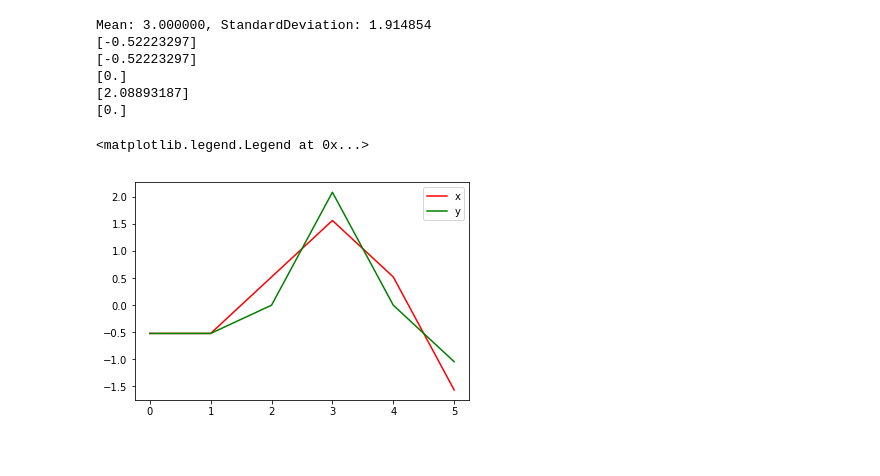
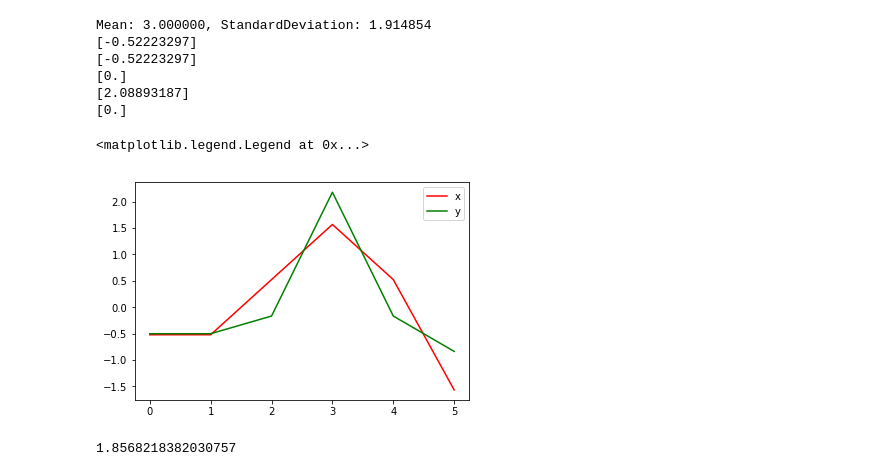
Before and after one commit to fagan2888/dtw_jihye, a Jupyter notebook: source/time_series_normalize_or_standardize.ipynb, the cells around one changed output. Drawn from its saved outputs; the diff is of its cells as text; code cells hidden in the pictures.

```diff
--- a/source/time_series_normalize_or_standardize.ipynb
+++ b/source/time_series_normalize_or_standardize.ipynb
@@ -74,15 +120,23 @@ Mean: 3.000000, StandardDeviation: 1.914854
 [0.]
 # %%
 x = np.array([1, 1, 2, 3, 2, 0])
-y = np.array([2, 2, 3, 7, 3, 1])
+y = np.array([2, 2, 3, 10, 3, 1])
 
 scaler = StandardScaler()
 x_standardized = rescale_(x, scaler)
 y_standardized = rescale_(y, scaler)
 
 plt.plot(x_standardized,'r', label='x')
 plt.plot(y_standardized, 'g', label='y')
 plt.legend()
 # %% [output]
 <matplotlib.legend.Legend at 0x...>
-[figure, old version]
+[figure, new version]
+# %%
+x, y = x_standardized, y_standardized
+distances = distances_(x,y)
+accumulated_cost = accumulated_cost_(x,y,distances)
+path, cost = path_cost(x, y, accumulated_cost, distances)
+print(cost)
+# %% [output]
+1.8568218382030757
```
Also changed, not shown: parts of 5 cells of this notebook, 6 other files.
